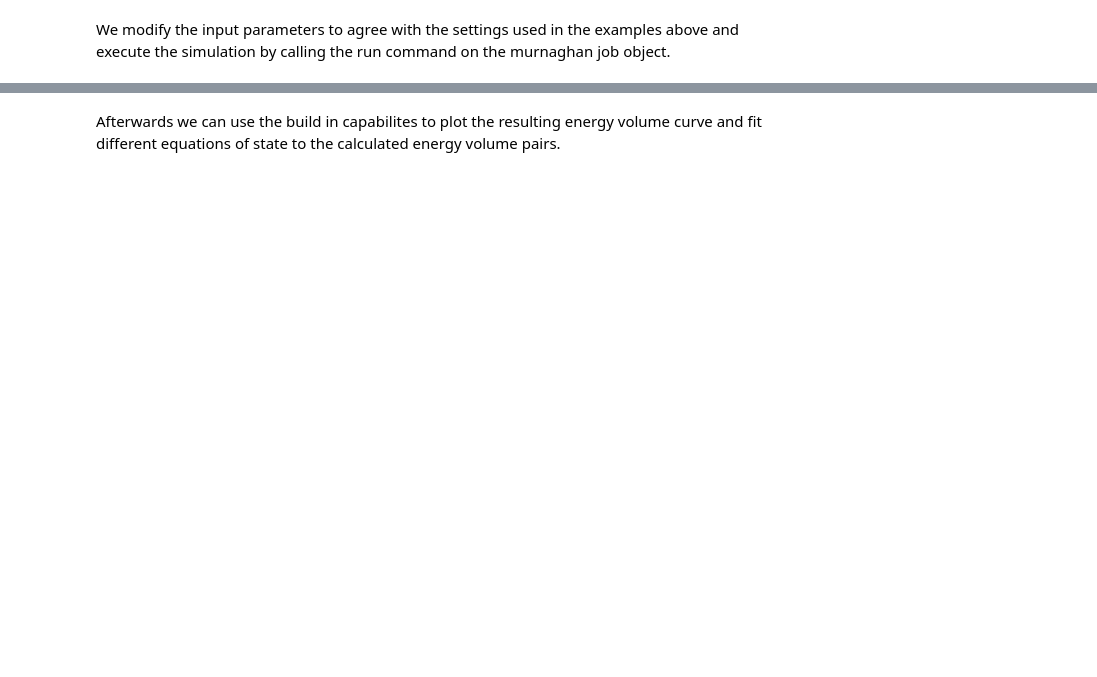
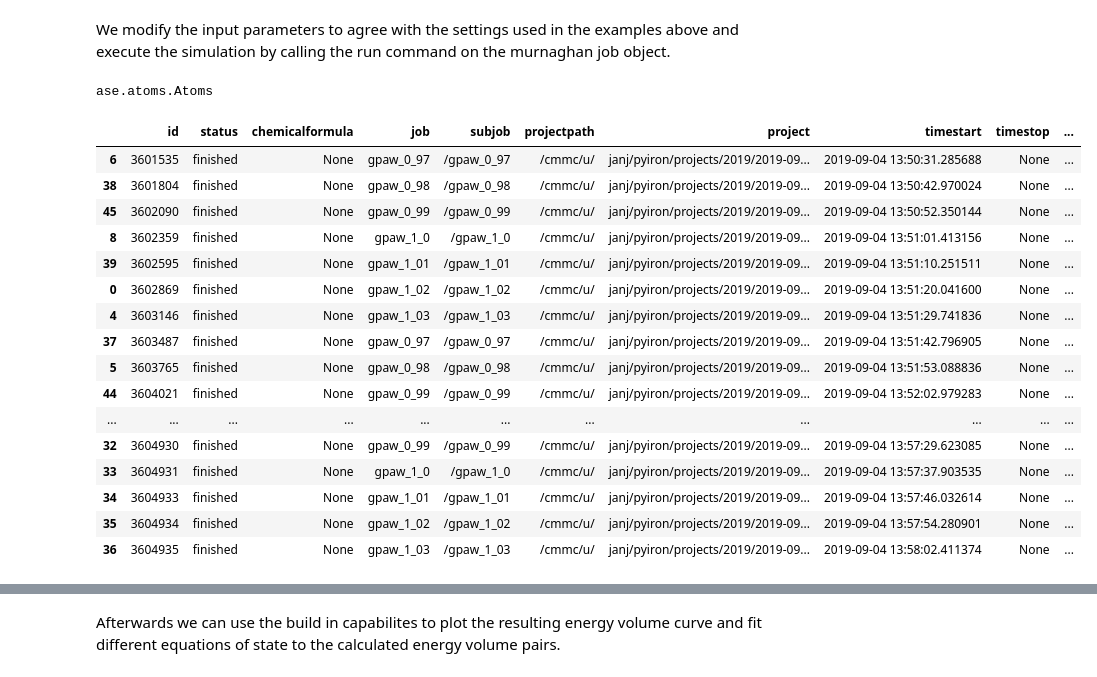
Before and after one commit to pyiron/pyiron, a Jupyter notebook: notebooks/energy_volume_curve.ipynb, the cells around one changed output, grey strips where cells are left out. Drawn from its saved outputs; the diff is of its cells as text; code cells hidden in the pictures; blank space fills up the shorter version.

```diff
--- a/notebooks/energy_volume_curve.ipynb
+++ b/notebooks/energy_volume_curve.ipynb
@@ -191,6 +179,30 @@ We modify the input parameters to agree with the settings used in the examples a
 # %%
 murn.input['num_points'] = 7
 murn.input['vol_range'] = 0.03
+# %%
+type(murn.structure)
+# %% [output]
+ase.atoms.Atoms
+# %%
+pr.job_table()
+# %% [output]
+|  | id | status | chemicalformula | job | subjob | projectpath | project | timestart | timestop | ... |
+| 6 | 3601535 | finished | None | gpaw_0_97 | /gpaw_0_97 | /cmmc/u/ | janj/pyiron/projects/2019/2019-09... | 2019-09-04 13:50:31.285688 | None | ... |
+| 38 | 3601804 | finished | None | gpaw_0_98 | /gpaw_0_98 | /cmmc/u/ | janj/pyiron/projects/2019/2019-09... | 2019-09-04 13:50:42.970024 | None | ... |
+| 45 | 3602090 | finished | None | gpaw_0_99 | /gpaw_0_99 | /cmmc/u/ | janj/pyiron/projects/2019/2019-09... | 2019-09-04 13:50:52.350144 | None | ... |
+| 8 | 3602359 | finished | None | gpaw_1_0 | /gpaw_1_0 | /cmmc/u/ | janj/pyiron/projects/2019/2019-09... | 2019-09-04 13:51:01.413156 | None | ... |
+| 39 | 3602595 | finished | None | gpaw_1_01 | /gpaw_1_01 | /cmmc/u/ | janj/pyiron/projects/2019/2019-09... | 2019-09-04 13:51:10.251511 | None | ... |
+| 0 | 3602869 | finished | None | gpaw_1_02 | /gpaw_1_02 | /cmmc/u/ | janj/pyiron/projects/2019/2019-09... | 2019-09-04 13:51:20.041600 | None | ... |
+| 4 | 3603146 | finished | None | gpaw_1_03 | /gpaw_1_03 | /cmmc/u/ | janj/pyiron/projects/2019/2019-09... | 2019-09-04 13:51:29.741836 | None | ... |
+| 37 | 3603487 | finished | None | gpaw_0_97 | /gpaw_0_97 | /cmmc/u/ | janj/pyiron/projects/2019/2019-09... | 2019-09-04 13:51:42.796905 | None | ... |
+| 5 | 3603765 | finished | None | gpaw_0_98 | /gpaw_0_98 | /cmmc/u/ | janj/pyiron/projects/2019/2019-09... | 2019-09-04 13:51:53.088836 | None | ... |
+| 44 | 3604021 | finished | None | gpaw_0_99 | /gpaw_0_99 | /cmmc/u/ | janj/pyiron/projects/2019/2019-09... | 2019-09-04 13:52:02.979283 | None | ... |
+| ... | ... | ... | ... | ... | ... | ... | ... | ... | ... | ... |
+| 32 | 3604930 | finished | None | gpaw_0_99 | /gpaw_0_99 | /cmmc/u/ | janj/pyiron/projects/2019/2019-09... | 2019-09-04 13:57:29.623085 | None | ... |
+| 33 | 3604931 | finished | None | gpaw_1_0 | /gpaw_1_0 | /cmmc/u/ | janj/pyiron/projects/2019/2019-09... | 2019-09-04 13:57:37.903535 | None | ... |
+| 34 | 3604933 | finished | None | gpaw_1_01 | /gpaw_1_01 | /cmmc/u/ | janj/pyiron/projects/2019/2019-09... | 2019-09-04 13:57:46.032614 | None | ... |
+| 35 | 3604934 | finished | None | gpaw_1_02 | /gpaw_1_02 | /cmmc/u/ | janj/pyiron/projects/2019/2019-09... | 2019-09-04 13:57:54.280901 | None | ... |
+| 36 | 3604935 | finished | None | gpaw_1_03 | /gpaw_1_03 | /cmmc/u/ | janj/pyiron/projects/2019/2019-09... | 2019-09-04 13:58:02.411374 | None | ... |
 # %%
 murn.run()
 # %% [output]
```
Also changed, not shown: parts of 19 cells of this notebook.
